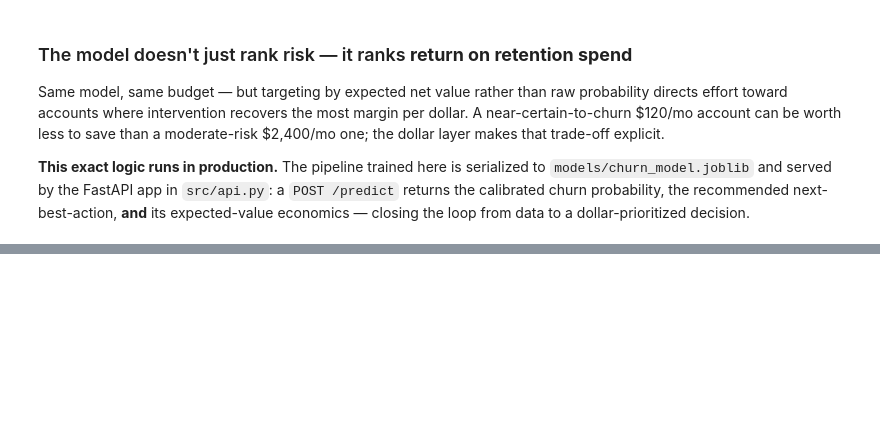
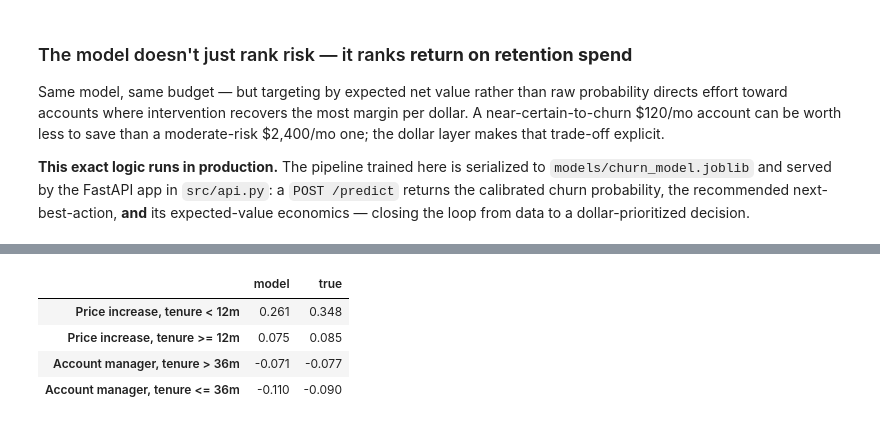
Before and after one commit to dustintdn/churn-nba, a Jupyter notebook: notebooks/churn_analysis.ipynb, the cells around one changed output, grey strips where cells are left out. Saved outputs shown, nothing was run; the diff lists cells and outputs as text; code cells hidden in the pictures; blank space fills up the shorter version.

```diff
--- a/notebooks/churn_analysis.ipynb
+++ b/notebooks/churn_analysis.ipynb
@@ -547,0 +641,42 @@ expected-value economics — closing the loop from data to a dollar-prioritized
+# %%
+# Interaction recovery: the generator contains two interactions a linear model
+# can't represent. Test whether the model found them with counterfactual flips.
+def avg_effect_of_flip(col, mask):
+    """Average change in P(churn) when `col` flips 0 -> 1, within `mask` rows."""
+    base = X_test[mask].copy(); base[col] = 0
+    flip = base.copy(); flip[col] = 1
+    model_delta = (pipeline.predict_proba(flip)[:, 1]
+                   - pipeline.predict_proba(base)[:, 1]).mean()
+    true_delta = (1 / (1 + np.exp(-true_log_odds(flip)))
+                  - 1 / (1 + np.exp(-true_log_odds(base)))).mean()
+    return model_delta, true_delta
+
+checks = {
+    "Price increase, tenure < 12m": avg_effect_of_flip(
+        "price_increase_recent", X_test["tenure_months"] < 12),
+    "Price increase, tenure >= 12m": avg_effect_of_flip(
+        "price_increase_recent", X_test["tenure_months"] >= 12),
+    "Account manager, tenure > 36m": avg_effect_of_flip(
+        "has_account_manager", X_test["tenure_months"] > 36),
+    "Account manager, tenure <= 36m": avg_effect_of_flip(
+        "has_account_manager", X_test["tenure_months"] <= 36),
+}
+inter = pd.DataFrame(checks, index=["model", "true"]).T.round(3)
+
+x = np.arange(len(inter)); w = 0.38
+fig, ax = plt.subplots(figsize=(9, 4))
+ax.bar(x - w / 2, inter["true"], w, label="True effect (generator)", color=PALETTE["neutral"])
+ax.bar(x + w / 2, inter["model"], w, label="Model-implied effect", color=PALETTE["retain"])
+ax.axhline(0, color="black", lw=0.8)
+ax.set_xticks(x); ax.set_xticklabels(inter.index, rotation=15, ha="right")
+ax.set_ylabel("Avg change in P(churn) when flag flips 0 -> 1")
+ax.set_title("Did the model recover the baked-in interactions?")
+ax.legend()
+plt.tight_layout()
+inter
+# %% [output]
+|  | model | true |
+| Price increase, tenure < 12m | 0.261 | 0.348 |
+| Price increase, tenure >= 12m | 0.075 | 0.085 |
+| Account manager, tenure > 36m | -0.071 | -0.077 |
+| Account manager, tenure <= 36m | -0.110 | -0.090 |
```
Also changed, not shown: parts of 8 cells of this notebook, 2 other files.
